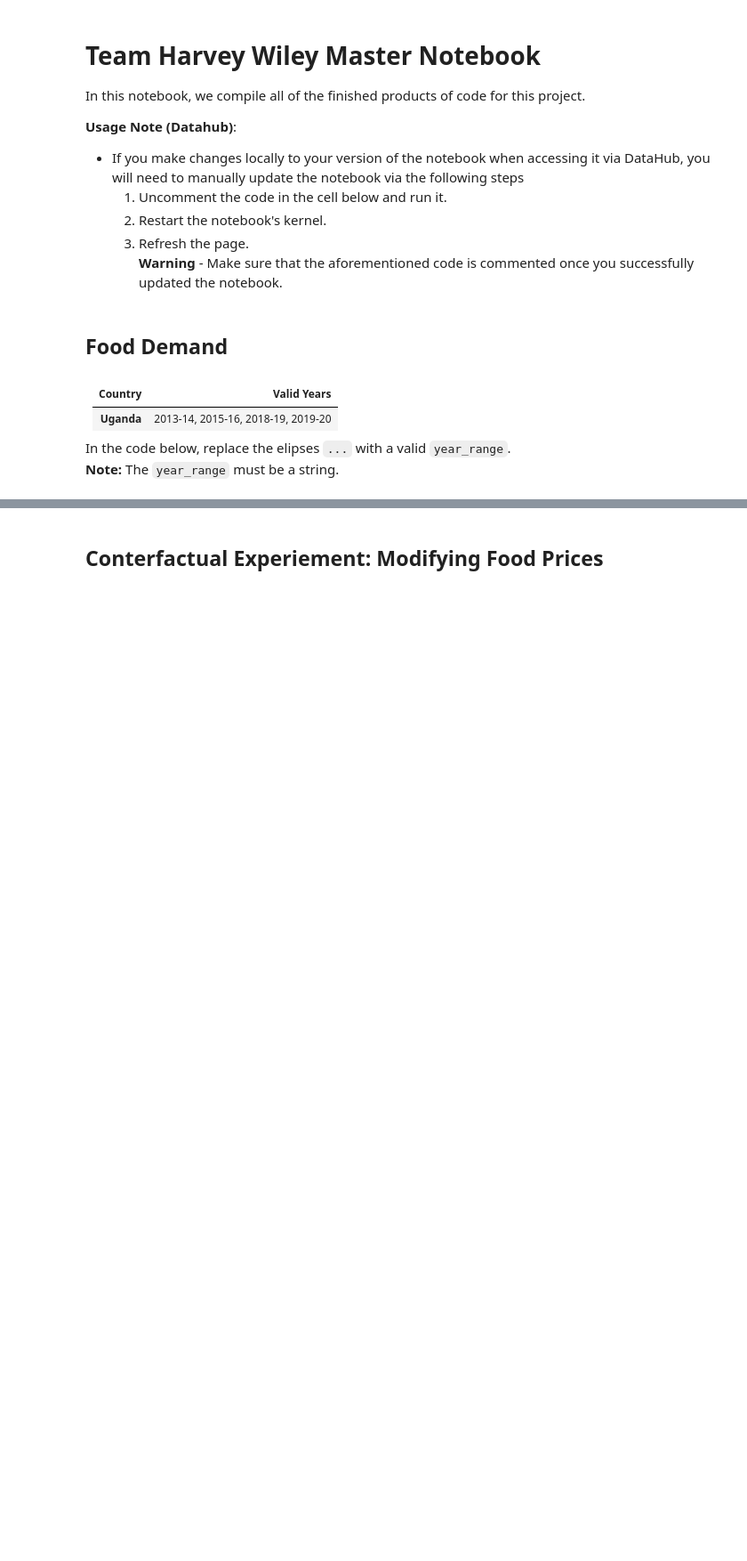
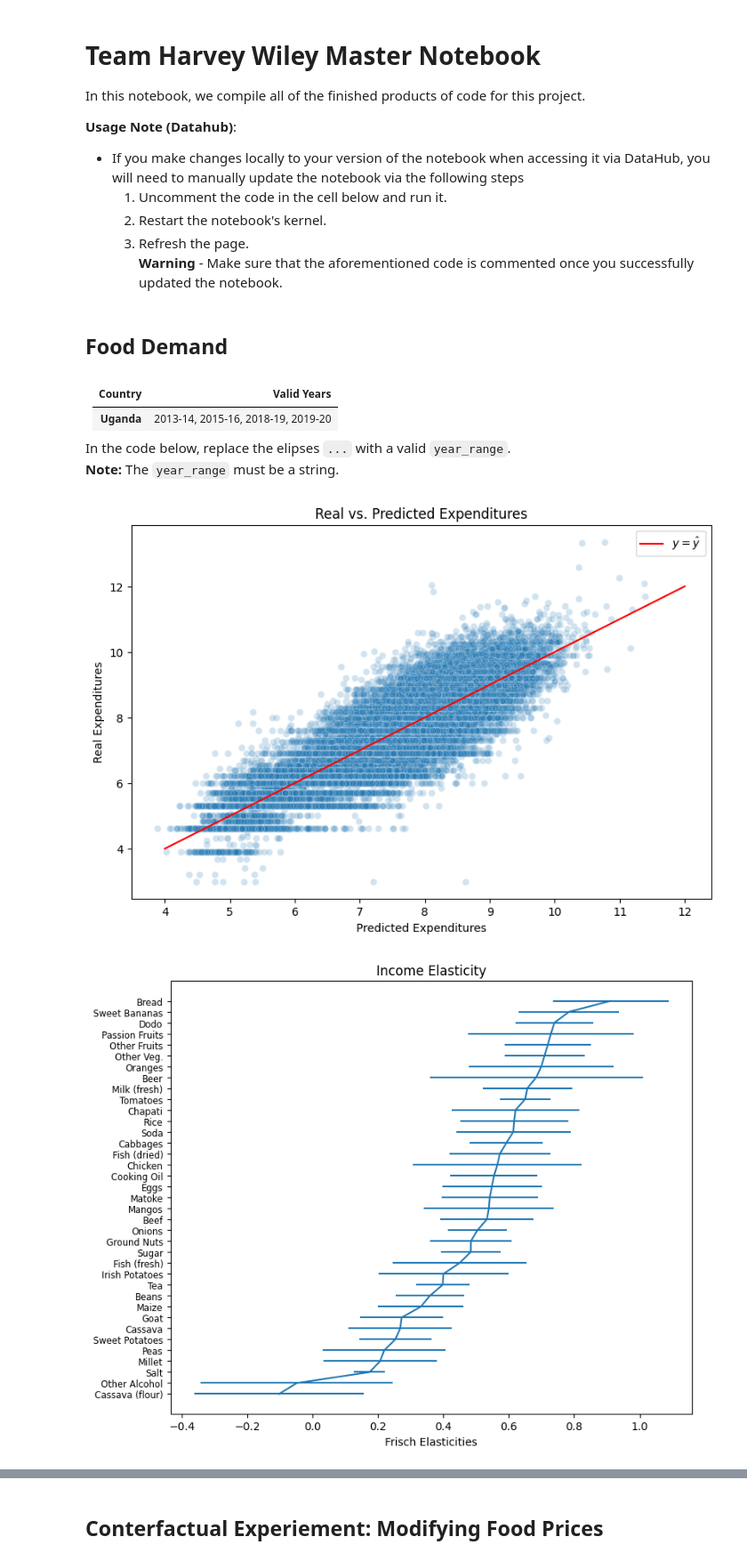
Before and after one commit to jgte29/team-harvey-wiley-proj04, a Jupyter notebook: master_notebook.ipynb, the cells around one changed output, grey strips where cells are left out. Shown at 89% size. Drawn from its saved outputs; the diff is of its cells as text; code cells hidden in the pictures; blank space fills up the shorter version.

```diff
--- a/master_notebook.ipynb
+++ b/master_notebook.ipynb
@@ -29,5 +29,8 @@ In the code below, replace the elipses `...` with a valid `year_range`. <br>
 %run demand.ipynb
 # %%
 country = 'Uganda'
-year_range = ...
+year_range = '2013-14'
 result, p = estimate_demand_wrapper(country, year_range)
+# %% [output]
+[figure, added]
+[figure, added]
```
Also changed, not shown: parts of 3 cells of this notebook, 1 other file.
